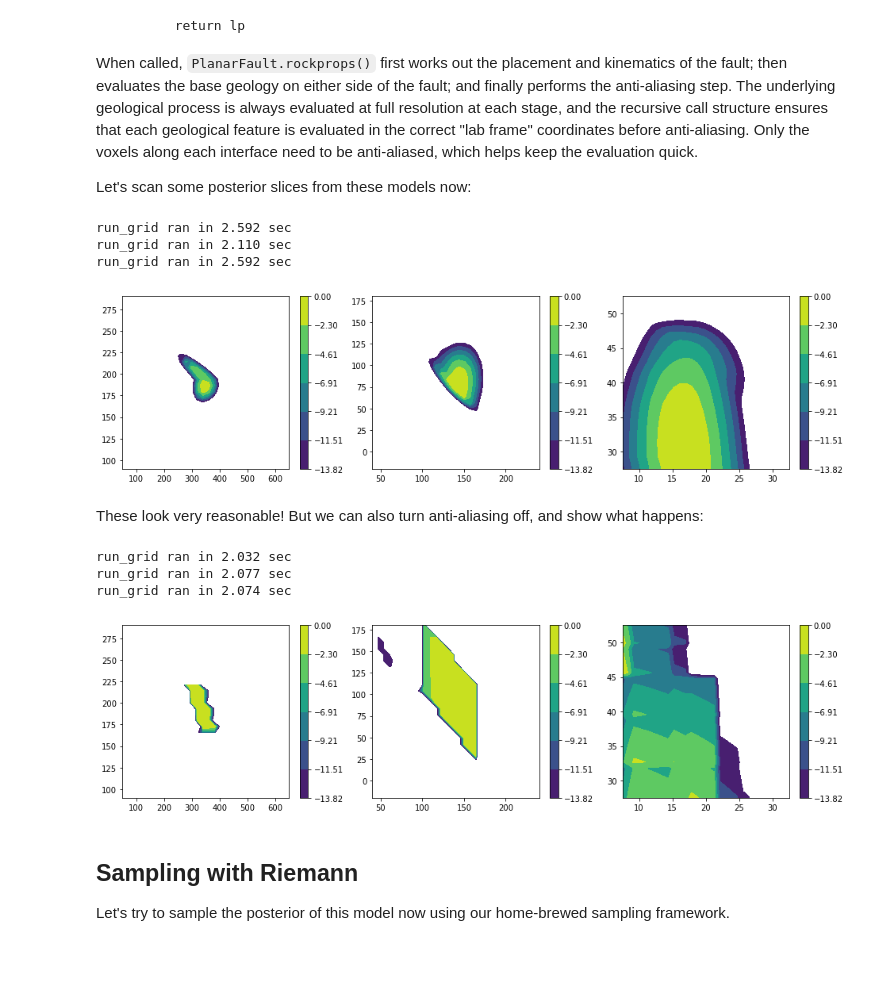
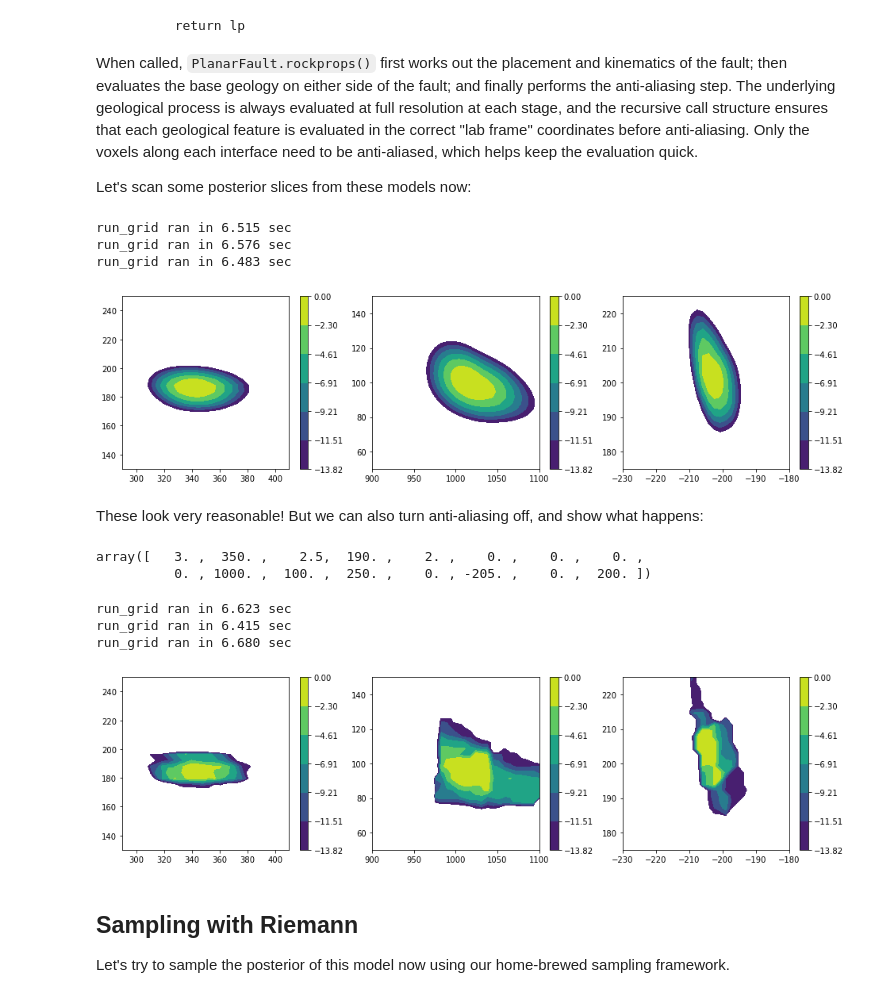
Before and after one commit to markdlindsay/bayesian-geology, a Jupyter notebook: blockworlds/fold_1.ipynb, the cells around one changed output. Saved outputs shown, nothing was run; the diff lists cells and outputs as text; code cells hidden in the pictures; blank space fills up the shorter version.

```diff
--- a/blockworlds/fold_1.ipynb
+++ b/blockworlds/fold_1.ipynb
@@ -14,7 +14,7 @@ import matplotlib.pyplot as plt
 from blockworlds import profile_timer, DiscreteGravity
 from blockworlds import baseline_tensor_mesh, survey_gridded_locations
 
-z0, L, NL = 0.0, 1000.0, 15
+z0, L, NL = 0.0, 1000.0, 30
 h = L/NL
 print("z0, L, nL, h =", z0, L, NL, h)
 mesh = baseline_tensor_mesh(NL, h, centering='CCN')
@@ -179,26 +147,0 @@ history.add_event(
-# %%
-histpars = history.serialize()
-print("history.serialize() =", histpars)
-
-# Can also set parameters all at once -- good for running MCMC
-history.deserialize([3.0, 350.0, 2.5, 190.0, 2.0,
-                     -400.0, 0.0, 20.0, 0.0, 140.0,
-                     -300.0, 0.0, 40.0, 0.0, 80.0])
-histpars = history.serialize()
-print("history.serialize() =", histpars)
-
-# Define the forward model
-fwdmodel = DiscreteGravity(mesh, survey, history.event_list[0])
-fwdmodel.gfunc = history.event_list[0].rockprops
-fwdmodel.edgemask = profile_timer(fwdmodel.calc_gravity, h)
-# Show a sequence of how the model is built up
-fig1 = plt.figure(figsize=(15, 2))
-for m, event in enumerate(history.event_list):
-    print("current event:", event)
-    fwdmodel.gfunc = lambda r, h: np.array(event.rockprops(r, h))
-    profile_timer(fwdmodel.calc_gravity, h)
-    fwdmodel.fwd_data -= fwdmodel.edgemask * fwdmodel.voxmodel.mean()
-    ax = plt.subplot(1, 5, m+1)
-    fwdmodel.plot_model_slice(ax=ax)
-plt.subplots_adjust(wspace=1.0)
-plt.show()
@@ -334,36 +260,41 @@ def vet_slice(model, z1_idx, z2_idx, zdelt1, zdelt2, Nz):
 Nz = 30
 fig = plt.figure(figsize=(16, 4))
 plt.subplot(131)
-vet_slice(model,  1,  3, 600.0, 200.0, Nz)   # widths of layers on top of basement
+vet_slice(model,  1,  3, 120.0, 120.0, Nz)   # widths of layers on top of basement
 plt.subplot(132)
-vet_slice(model,  9, 14, 200.0, 200.0, Nz)   # the two fault displacements
+vet_slice(model,  9, 10, 200.0, 100.0, Nz)   #  fold wavelength and amplitude
 plt.subplot(133)
-vet_slice(model,  7, 12,  25.0,  25.0, Nz)   # the two fault elevation angles
+vet_slice(model,  13, 15,  50.0,  50.0, Nz)   # fault angle and
 plt.show()
 # %% [output]
-run_grid ran in 2.592 sec
-run_grid ran in 2.110 sec
-run_grid ran in 2.592 sec
+run_grid ran in 6.515 sec
+run_grid ran in 6.576 sec
+run_grid ran in 6.483 sec
-[figure, old version]
+[figure, new version]
 # %% [markdown]
 These look very reasonable!  But we can also turn anti-aliasing off, and show what happens:
+# %%
+histpars
+# %% [output]
+array([   3. ,  350. ,    2.5,  190. ,    2. ,    0. ,    0. ,    0. ,
+          0. , 1000. ,  100. ,  250. ,    0. , -205. ,    0. ,  200. ])
 # %%
 Nz = 30
 model.h = 0.001*h
 fig = plt.figure(figsize=(16, 4))
 plt.subplot(131)
-vet_slice(model,  1,  3, 600.0, 200.0, Nz)   # widths of layers on top of basement
+vet_slice(model,  1,  3, 120.0, 120.0, Nz)   # widths of layers on top of basement
 plt.subplot(132)
-vet_slice(model,  9, 14, 200.0, 200.0, Nz)   # the two fault displacements
+vet_slice(model,  9, 10, 200.0, 100.0, Nz)   # the two fault displacements
 plt.subplot(133)
-vet_slice(model,  7, 12,  25.0,  25.0, Nz)   # the two fault elevation angles
+vet_slice(model,  13, 15,  50.0,  50.0, Nz)   # the two fault elevation angles
 model.h = h
 plt.show()
 # %% [output]
-run_grid ran in 2.032 sec
-run_grid ran in 2.077 sec
-run_grid ran in 2.074 sec
+run_grid ran in 6.623 sec
+run_grid ran in 6.415 sec
+run_grid ran in 6.680 sec
-[figure, old version]
+[figure, new version]
 # %% [markdown]
 ## Sampling with Riemann
 
```
Also changed, not shown: parts of 12 cells of this notebook.
